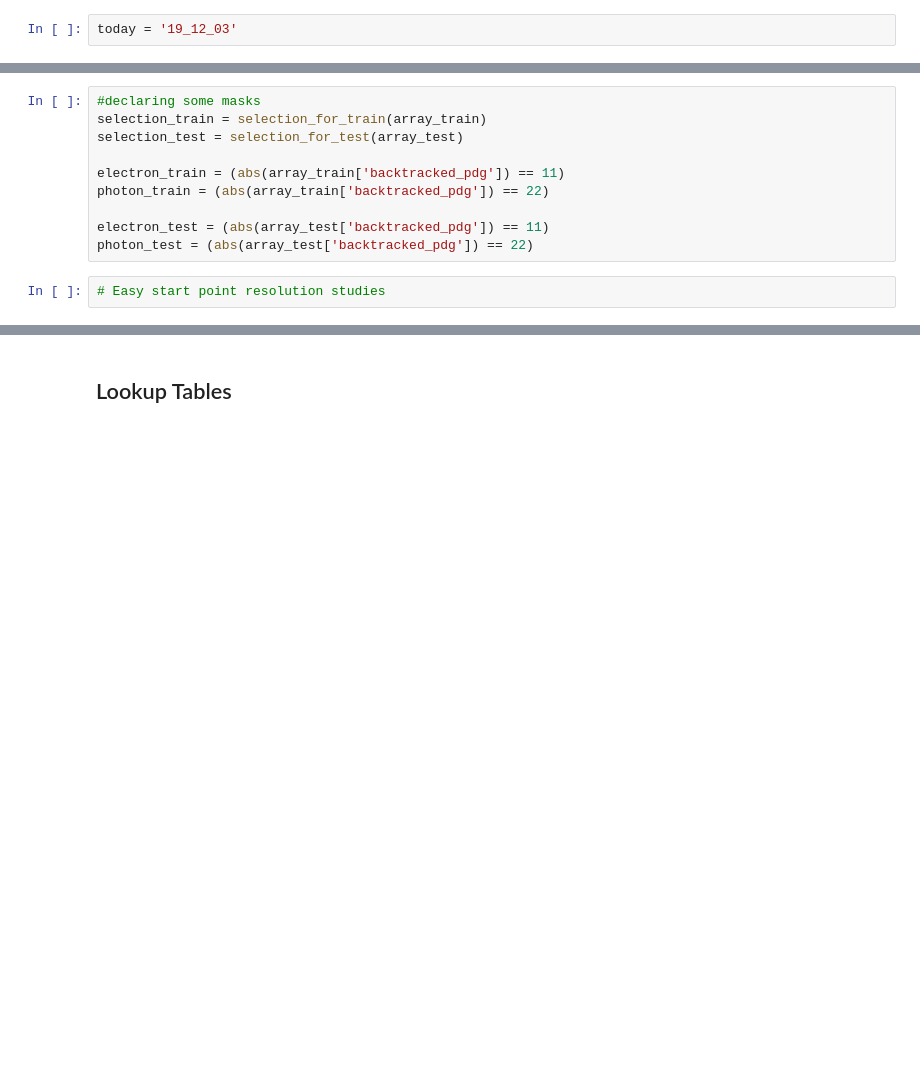
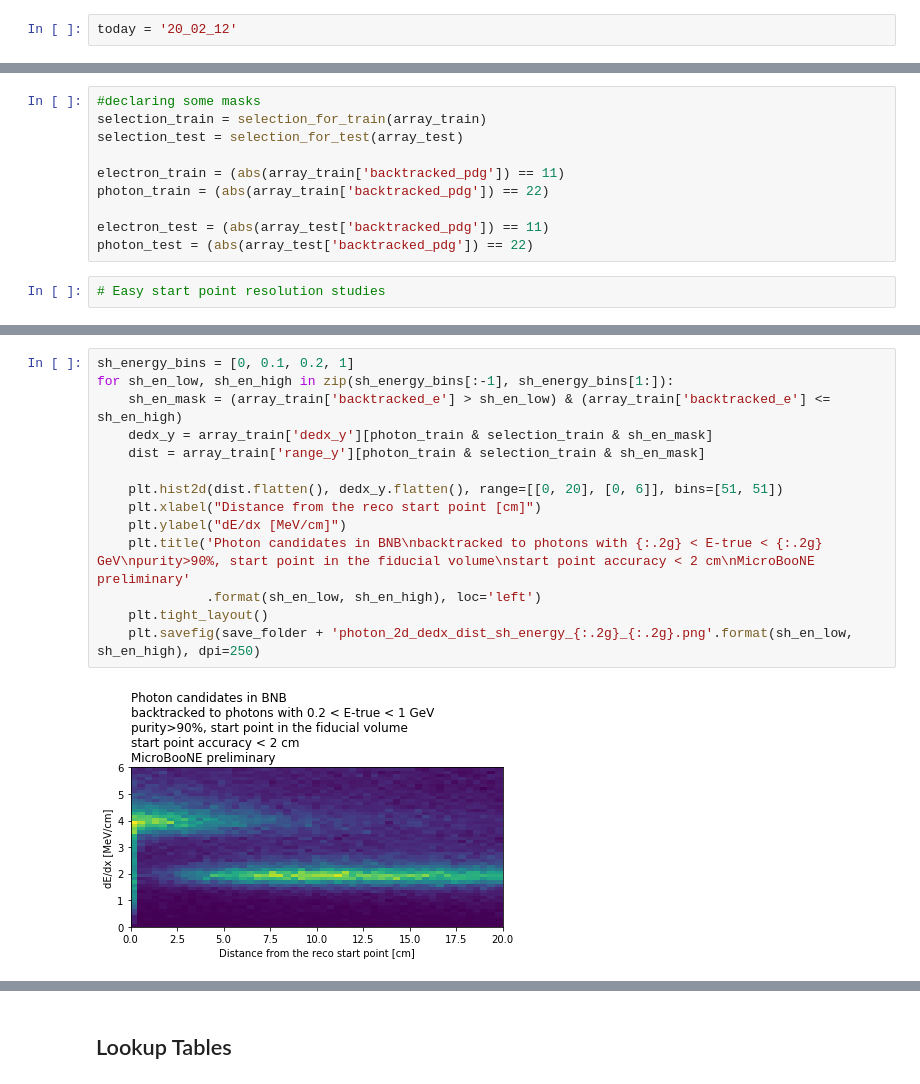
Before and after one commit to nfoppiani/calorimetry_likelihood, a Jupyter notebook: calorimetry_likelihood/calorimetry_likelihood_mc_showers.ipynb, the cells around one changed output, grey strips where cells are left out. Saved outputs shown, nothing was run; the diff lists cells and outputs as text; blank space fills up the shorter version.

```diff
--- a/calorimetry_likelihood/calorimetry_likelihood_mc_showers.ipynb
+++ b/calorimetry_likelihood/calorimetry_likelihood_mc_showers.ipynb
@@ -21,7 +21,7 @@ from helpers import *
 from loaders import *
 from initializers import initialisation_for_calorimetry_shower
 # %%
-today = '19_12_03'
+today = '20_02_12'
 # %%
 !mkdir -p ~/Dropbox/MicroBooNE/_fig/$today/shower_calo/
 !mkdir -p ~/Dropbox/MicroBooNE/_fig/$today/shower_calo/pdfs/
@@ -219,0 +236,16 @@ Text(0.0, 1.0, 'Photon candidates in BNB\nbacktracked to photons\npurity>90%, st
+# %%
+sh_energy_bins = [0, 0.1, 0.2, 1]
+for sh_en_low, sh_en_high in zip(sh_energy_bins[:-1], sh_energy_bins[1:]):
+    sh_en_mask = (array_train['backtracked_e'] > sh_en_low) & (array_train['backtracked_e'] <= sh_en_high)
+    dedx_y = array_train['dedx_y'][photon_train & selection_train & sh_en_mask]
+    dist = array_train['range_y'][photon_train & selection_train & sh_en_mask]
+
+    plt.hist2d(dist.flatten(), dedx_y.flatten(), range=[[0, 20], [0, 6]], bins=[51, 51])
+    plt.xlabel("Distance from the reco start point [cm]")
+    plt.ylabel("dE/dx [MeV/cm]")
+    plt.title('Photon candidates in BNB\nbacktracked to photons with {:.2g} < E-true < {:.2g} GeV\npurity>90%, start point in the fiducial volume\nstart point accuracy < 2 cm\nMicroBooNE preliminary'
+              .format(sh_en_low, sh_en_high), loc='left')
+    plt.tight_layout()
+    plt.savefig(save_folder + 'photon_2d_dedx_dist_sh_energy_{:.2g}_{:.2g}.png'.format(sh_en_low, sh_en_high), dpi=250)
+# %% [output]
+[figure, added]
```
Also changed, not shown: parts of 29 cells of this notebook, 15 other files.
